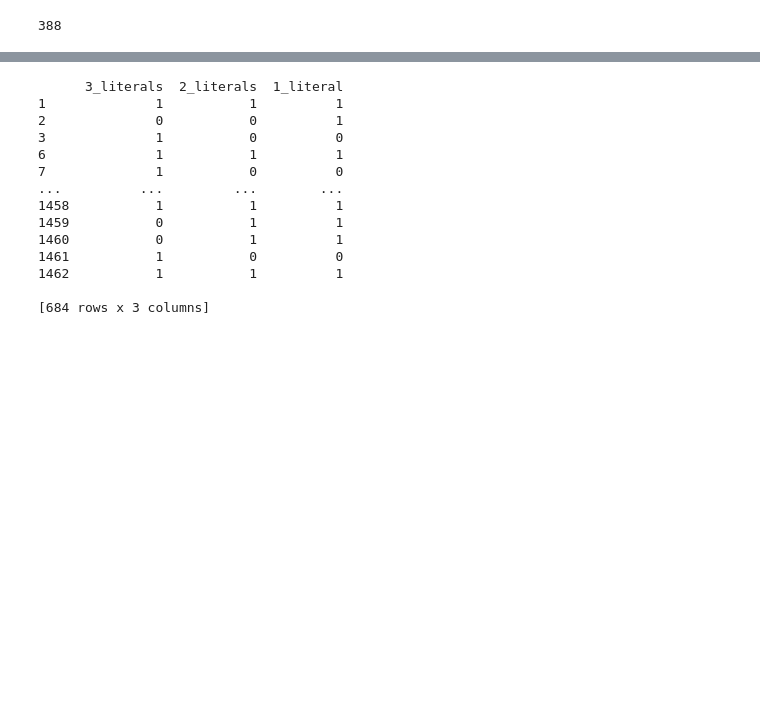
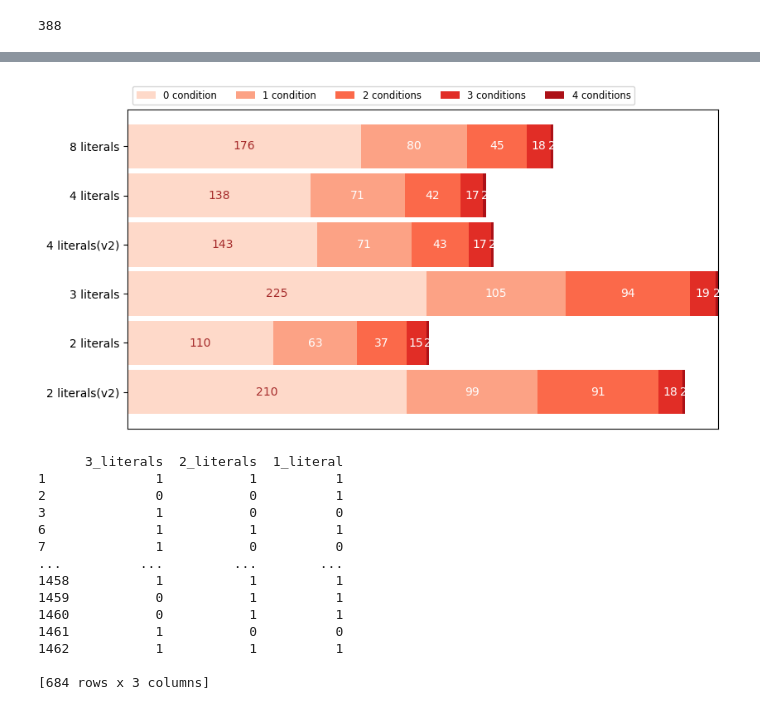
Before and after one commit to kayvinsoo7/HAALSI_work, a Jupyter notebook: mdscan-master/Poisson_scoring.ipynb, the cells around one changed output, grey strips where cells are left out. Cells and saved outputs as stored; diff of their text form; code cells hidden in the pictures; blank space fills up the shorter version.

```diff
--- a/mdscan-master/Poisson_scoring.ipynb
+++ b/mdscan-master/Poisson_scoring.ipynb
@@ -714,3 +778,68 @@ results_df.to_csv('Poisson_norm_counts_neg_NAI.csv', index=False)
+# %%
+category_names = ['0 condition', '1 condition',
+                  '2 conditions', '3 conditions', '4 conditions']
+# results1 = {
+#     '6 literals': [36, 0, 0, 0, 0],
+#     '6 literals(v2)': [162,  78,  10, 0, 0],
+#     '5 literals': [215,  96,  22, 0, 0],
+#     '3 literals': [250, 140,  28, 1, 1],
+#     '3 literals(v2)': [306, 189,  40,   1, 0],
+#     '2 literals': [265, 160,  40,   2, 0],
+#     '2 literals(v2)': [247, 161,  29,   2, 0],
+#     '1 literals': [177, 121,  16,   1, 0],
+# }
+
+results1 = {
+    '8 literals': dataframes['df_0.5']['MorbidityCount'].value_counts().values,
+    '4 literals': dataframes['df_1']['MorbidityCount'].value_counts().values,
+    '4 literals(v2)': dataframes['df_1.5']['MorbidityCount'].value_counts().values,
+    '3 literals': dataframes['df_2']['MorbidityCount'].value_counts().values,
+    '2 literals': dataframes['df_2.5']['MorbidityCount'].value_counts().values,
+    '2 literals(v2)': dataframes['df_3.5']['MorbidityCount'].value_counts().values,
+}
+
+
+def survey(results1, category_names):
+    """
+    Parameters
+    ----------
+    results : dict
+        A mapping from question labels to a list of answers per category.
+        It is assumed all lists contain the same number of entries and that
+        it matches the length of *category_names*.
+    category_names : list of str
+        The category labels.
+    """
+    labels = list(results1.keys())
+    data = np.array(list(results1.values()))
+    data_cum = data.cumsum(axis=1)
+    category_colors = plt.colormaps['Reds'](
+        np.linspace(0.15, 0.85, data.shape[1]))
+
+    fig, ax = plt.subplots(figsize=(9.2, 5))
+    ax.invert_yaxis()
+    ax.xaxis.set_visible(False)
+    ax.set_xlim(0, np.sum(data, axis=1).max())
+
+    for i, (colname, color) in enumerate(zip(category_names, category_colors)):
+        widths = data[:, i]
+        starts = data_cum[:, i] - widths
+        rects = ax.barh(labels, widths, left=starts, height=0.9,
+                        label=colname, color=color)
+
+        r, g, b, _ = color
+        text_color = 'white' if r * g * b < 0.5 else 'brown'
+        ax.bar_label(rects, label_type='center', color=text_color)
+    ax.legend(ncols=len(category_names), bbox_to_anchor=(0, 1),
+              loc='lower left', fontsize='small')
+
+    return fig, ax
+
+
+survey(results1, category_names)
+plt.show()
+# %% [output]
+[figure, added]
 # %%
 # Identify unique observations from the datasets
 unique_ids = np.unique(np.concatenate([dataframes['df_0.5'].index, dataframes['df_1'].index, dataframes['df_2.5'].index,]))
```
Also changed, not shown: parts of 14 cells of this notebook, 4 other files.
